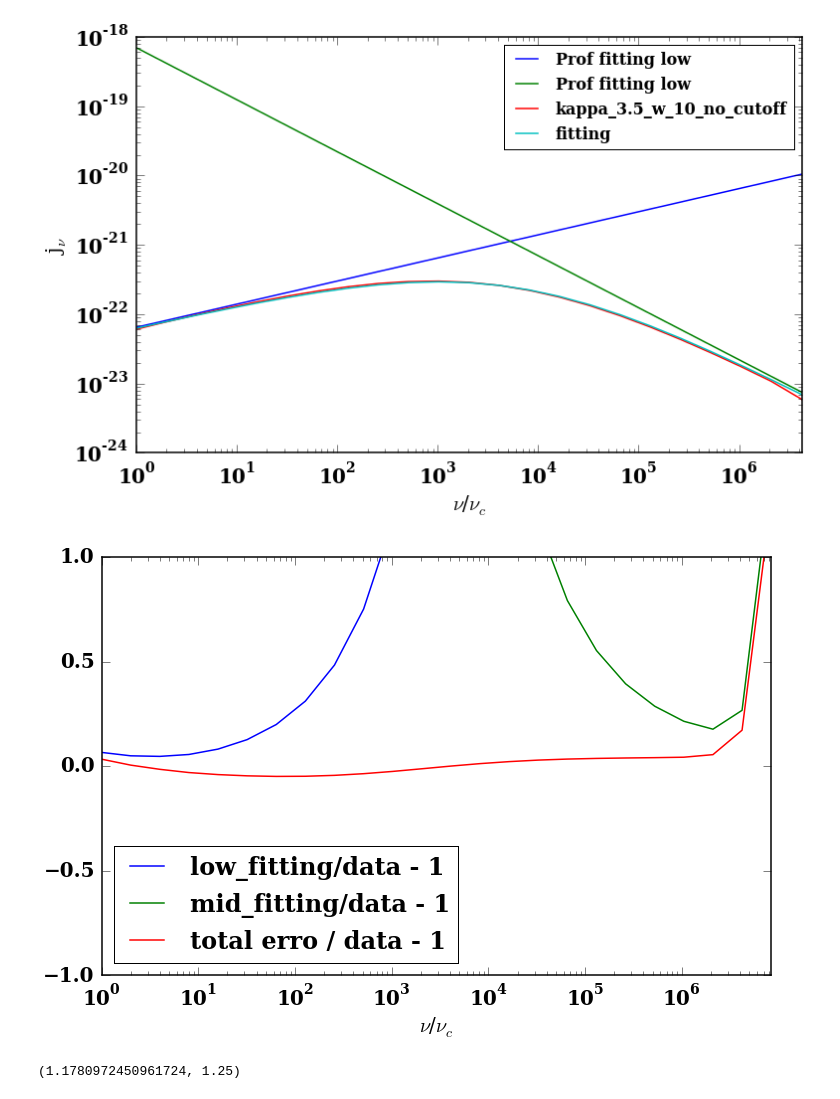
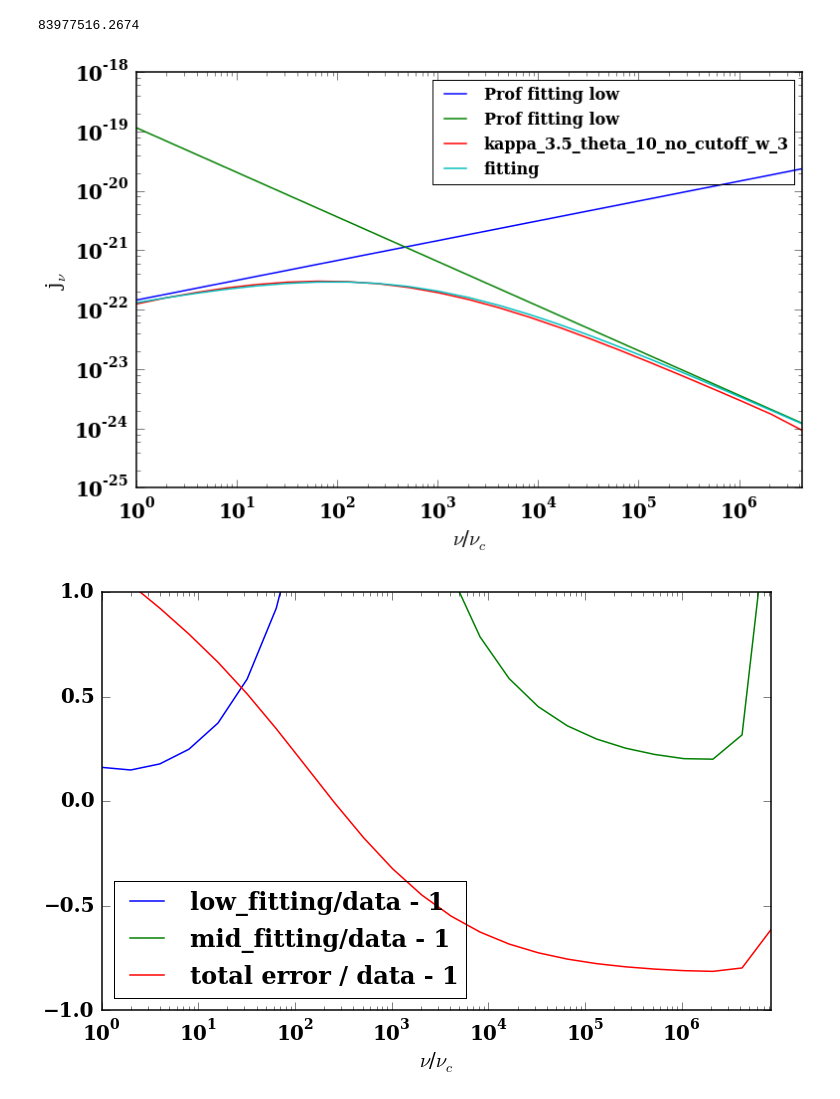
Before and after one commit to ZhaoweiZ/kappa_summer, a Jupyter notebook: finding_fitting_formula_to_kappa_2.ipynb, the cells around one changed output. Cells and saved outputs as stored; diff of their text form; code cells hidden in the pictures.

Commit message:
trying to find fitting formula of absorptivity

```diff
--- a/finding_fitting_formula_to_kappa_2.ipynb
+++ b/finding_fitting_formula_to_kappa_2.ipynb
@@ -48,7 +48,7 @@ pl.rcParams['ytick.direction']  = 'in'
 #c = 1.
 theta_e = 10.
 #w without specific declear should of value 10
-w = 10.
+w = 3.
 #theta_e_1 = 10.
 #nu_c = 1
 #B = 10.
@@ -61,8 +61,9 @@ c = 2.99792458e10
 e = 4.80320680e-10
 B = 30.0
 n_e = 1.
-
-
+h = 6.6260755e-27
+k = 1.380658e-16
+T_e = m * c**2 * theta_e / k
 
 
 #variables to be set (frequency, observer angle, width of delta function, electron number density,
@@ -88,6 +89,9 @@ n_dn = (nu / nu_c) * abs(np.sin(theta))
 Index_cutoff = 0.001
 
 gamma_cutoff = 1000.
+print nu_c
+# %% [output]
+83977516.2674
 # %%
 def emi_fitting_low_prof(x):
     X = x / nu_k
@@ -172,7 +190,7 @@ data_kappa_3_5_C_theta_10_no_cutoff_w_6 = np.loadtxt('/home/zhaowei/Documents/sy
 data_kappa_3_5_C_theta_10_no_cutoff_w_4 = np.loadtxt('/home/zhaowei/Documents/synchrotron_calculator_new/emi_kappa_3_5_C_theta_10_no_cutoff_w_4.txt')
 data_kappa_3_5_C_theta_10_no_cutoff_w_3 = np.loadtxt('/home/zhaowei/Documents/synchrotron_calculator_new/emi_kappa_3_5_C_theta_10_no_cutoff_w_3.txt')
 
-
+data_kappa_3_5_C_theta_10_no_cutoff_w_10_anu = np.loadtxt('/home/zhaowei/Documents/kappa_summer/my_data_1/kappa_3_5_abs_nc_w_10.txt')
 
 
 
@@ -255,52 +273,56 @@ def hahah(x):
 #pl.loglog(x, kappa_middle_freg(x * nu_c)/2, label = 'fitting_kappa_mid_freg')
 #pl.loglog(x, kappa_middle_freg(x * nu_c), label = 'fitting_kappa_mid_freg')
 #pl.loglog(data_kappa_3_5_C_theta_10[:,0], data_kappa_3_5_C_theta_10[:, 1], label = 'kappa_3.5_theta_10')
-pl.loglog(data_kappa_3_5_C_theta_10_no_cutoff[:,0], data_kappa_3_5_C_theta_10_no_cutoff[:, 1], label = 'kappa_3.5_w_10_no_cutoff')
+#pl.loglog(data_kappa_3_5_C_theta_10_no_cutoff[:,0], data_kappa_3_5_C_theta_10_no_cutoff[:, 1], label = 'kappa_3.5_w_10_no_cutoff')
 #pl.loglog(data_kappa_3_5_C_theta_10_no_cutoff_w_8[:,0], data_kappa_3_5_C_theta_10_no_cutoff_w_8[:, 1], label = 'kappa_3.5_theta_10_no_cutoff_w_8')
 #pl.loglog(data_kappa_3_5_C_theta_10_no_cutoff_w_6[:,0], data_kappa_3_5_C_theta_10_no_cutoff_w_6[:, 1], label = 'kappa_3.5_theta_10_no_cutoff_w_6')
 #pl.loglog(data_kappa_3_5_C_theta_10_no_cutoff_w_4[:,0], data_kappa_3_5_C_theta_10_no_cutoff_w_4[:, 1], label = 'kappa_3.5_theta_10_no_cutoff_w_4')
-
-#pl.loglog(data_kappa_3_5_C_theta_10_no_cutoff_w_3[:,0], data_kappa_3_5_C_theta_10_no_cutoff_w_3[:, 1], label = 'kappa_3.5_theta_10_no_cutoff_w_3')
+pl.loglog(data_kappa_3_5_C_theta_10_no_cutoff_w_3[:,0], data_kappa_3_5_C_theta_10_no_cutoff_w_3[:, 1], label = 'kappa_3.5_theta_10_no_cutoff_w_3')
 #pl.loglog(data_kappa_5_C_theta_10_no_cutoff_w_10[:,0], data_kappa_5_C_theta_10_no_cutoff_w_10[:, 1], label = 'kappa_5_theta_10_no_cutoff_w_10')
 #pl.loglog(data_kappa_5_C_theta_10_no_cutoff_w_8[:,0], data_kappa_5_C_theta_10_no_cutoff_w_8[:, 1], label = 'kappa_5_theta_10_no_cutoff_w_8')
+
+#pl.loglog(data_kappa_3_5_C_theta_10_no_cutoff_w_10_anu[:, 0], data_kappa_3_5_C_theta_10_no_cutoff_w_10_anu[:, 1], label = 'kappa_3_5_10_np_cutoff_anu')
+
+#pl.loglog(data_kappa_3_5_C_theta_10_no_cutoff_w_10_anu[:, 0], kappa_low_anu(data_kappa_3_5_C_theta_10_no_cutoff_w_10_anu[:, 0]), label = 'fitting low frequency')
 
 
 pl.loglog(data_kappa_3_5_C_theta_10_no_cutoff[:,0], total_fitting(data_kappa_3_5_C_theta_10_no_cutoff[:,0]), label = 'fitting')
 
+pl.loglog()
 
 
 
 #pl.loglog(data_kappa_5_C_theta_10[:,0], data_kappa_5_C_theta_10[:, 1], label = 'kappa_5_theta_10')
 #pl.loglog(x, total_fitting(x * nu_c), label = 'fitting')
 #pl.loglog(x, hahah(x * nu_c), label = 'hahah')
 #pl.loglog(x, M_J(x * nu_c), label = 'm_j')
 
 pl.xlim([0, 4.194304e+06])
 #pl.ylim([1e-28, 1e-14])
 pl.xlabel("$\\nu$/$\\nu_c$")
 pl.ylabel("j$_\\nu$")
 pl.legend(loc = 'upper right', prop= {'size':16})
 pl.show()
 
 def error_here_here(x):
     ans = total_fitting(x)/data_kappa_3_5_C_theta_10[:,1] - 1
     return ans
 
 #pl.loglog(data_kappa_3_5_C_theta_10_no_cutoff[:,0], emi_fitting_low_prof(data_kappa_3_5_C_theta_10_no_cutoff[:,0] * nu_c), label = 'Prof fitting low')
 
 #pl.loglog(data_kappa_3_5_C_theta_10_no_cutoff[:,0], emi_fitting_mid_prof(data_kappa_3_5_C_theta_10_no_cutoff[:,0] * nu_c), label = 'Prof fitting mid')
 
 
 #pl.semilogx(data_kappa_3_5_C_theta_10[:,0], error_here_here(data_kappa_3_5_C_theta_10[:,0]*nu_c), label = 'fitting/data - 1')
 
 #pl.xlim([0, 1e6])
 #pl.ylim([-0.2,0.2])
 #pl.legend()
 #pl.show()
 
 #print 8. * np.pi**3
 # %% [output]
-[figure, old version]
+[figure, new version]
 # %%
 def error_low():
 
@@ -308,41 +330,41 @@ def error_low():
 
     ans_k_3_5_w_10_low = kappa_low(x_axis)/data_kappa_3_5_C_theta_10_no_cutoff[:, 1] - 1
 
-    ans_k_3_5_w_8_low = emi_fitting_low_prof(x_axis * nu_c)/data_kappa_3_5_C_theta_10_no_cutoff_w_8[:, 1] - 1
+    ans_k_3_5_w_8_low = kappa_low(x_axis)/data_kappa_3_5_C_theta_10_no_cutoff_w_8[:, 1] - 1
 
-    ans_k_3_5_w_6_low = emi_fitting_low_prof(x_axis * nu_c)/data_kappa_3_5_C_theta_10_no_cutoff_w_6[:, 1] - 1
+    ans_k_3_5_w_6_low = kappa_low(x_axis )/data_kappa_3_5_C_theta_10_no_cutoff_w_6[:, 1] - 1
 
-    ans_k_3_5_w_4_low = emi_fitting_low_prof(x_axis * nu_c)/data_kappa_3_5_C_theta_10_no_cutoff_w_4[:, 1] - 1
+    ans_k_3_5_w_4_low = kappa_low(x_axis )/data_kappa_3_5_C_theta_10_no_cutoff_w_4[:, 1] - 1
 
-    ans_k_3_5_w_3_low = emi_fitting_low_prof(x_axis * nu_c)/data_kappa_3_5_C_theta_10_no_cutoff_w_3[:, 1] - 1
+    ans_k_3_5_w_3_low = kappa_low(x_axis )/data_kappa_3_5_C_theta_10_no_cutoff_w_3[:, 1] - 1
 
-    ans_k_5_w_10_low =  emi_fitting_low_prof(x_axis * nu_c)/data_kappa_5_C_theta_10_no_cutoff_w_10[:, 1] - 1
+    ans_k_5_w_10_low =  kappa_low(x_axis )/data_kappa_5_C_theta_10_no_cutoff_w_10[:, 1] - 1
 
-    ans_k_5_w_8_low = emi_fitting_low_prof(x_axis * nu_c)/data_kappa_5_C_theta_10_no_cutoff_w_8[:, 1] - 1
+    ans_k_5_w_8_low = kappa_low(x_axis)/data_kappa_5_C_theta_10_no_cutoff_w_8[:, 1] - 1
 
-    return ans_k_3_5_w_10_low
+    return ans_k_3_5_w_3_low
 
 
 
-def error_mid():
+#def error_mid():
 
-    x_axis = data_kappa_3_5_C_theta_10_no_cutoff[:,0]
+#    x_axis = data_kappa_3_5_C_theta_10_no_cutoff[:,0]
 
-    ans_k_3_5_w_10_mid =  kappa_high(x_axis)/data_kappa_3_5_C_theta_10_no_cutoff[:, 1] - 1
+#    ans_k_3_5_w_10_mid =  kappa_high(x_axis)/data_kappa_3_5_C_theta_10_no_cutoff[:, 1] - 1
 
-    ans_k_3_5_w_8_mid = (5./4.) * emi_fitting_mid_prof(x_axis * nu_c)/data_kappa_3_5_C_theta_10_no_cutoff_w_8[:, 1] - 1
+#    ans_k_3_5_w_8_mid = kappa_high(x_axis )/data_kappa_3_5_C_theta_10_no_cutoff_w_8[:, 1] - 1
 
-    ans_k_3_5_w_6_mid = (5./4.) * emi_fitting_mid_prof(x_axis * nu_c)/data_kappa_3_5_C_theta_10_no_cutoff_w_6[:, 1] - 1
+#    ans_k_3_5_w_6_mid = kappa_high(x_axis)/data_kappa_3_5_C_theta_10_no_cutoff_w_6[:, 1] - 1
 
-    ans_k_3_5_w_4_mid = (5./4.) * emi_fitting_mid_prof(x_axis * nu_c)/data_kappa_3_5_C_theta_10_no_cutoff_w_4[:, 1] - 1
+#    ans_k_3_5_w_4_mid = kappa_high(x_axis )/data_kappa_3_5_C_theta_10_no_cutoff_w_4[:, 1] - 1
 
-    ans_k_3_5_w_3_mid = (5./4.) * emi_fitting_mid_prof(x_axis * nu_c)/data_kappa_3_5_C_theta_10_no_cutoff_w_3[:, 1] - 1
+#    ans_k_3_5_w_3_mid = kappa_high(x_axis )/data_kappa_3_5_C_theta_10_no_cutoff_w_3[:, 1] - 1.
 
-    ans_k_5_w_10_mid = (5./4.) * emi_fitting_mid_prof(x_axis * nu_c)/data_kappa_5_C_theta_10_no_cutoff_w_10[:, 1] - 1
+#    ans_k_5_w_10_mid =  kappa_high(x_axis)/data_kappa_5_C_theta_10_no_cutoff_w_10[:, 1] - 1
 
-    ans_k_5_w_8_mid = (5./4.) * emi_fitting_mid_prof(x_axis * nu_c)/data_kappa_5_C_theta_10_no_cutoff_w_8[:, 1] - 1
+#    ans_k_5_w_8_mid =  kappa_high(x_axis /data_kappa_5_C_theta_10_no_cutoff_w_8[:, 1] - 1
 
-    return ans_k_3_5_w_10_mid
+#    return ans_k_3_5_w_10_mid
 
 
 def total_error():
@@ -352,14 +374,16 @@ def total_error():
     ans = total_fitting(x_axis)/data_kappa_3_5_C_theta_10_no_cutoff[:, 1] - 1.
     return ans
 
+x_axis = data_kappa_3_5_C_theta_10_no_cutoff[:,0]
 
+ans_k_3_5_w_3_mid = kappa_high(x_axis )/data_kappa_3_5_C_theta_10_no_cutoff_w_3[:, 1] - 1.
 
 
 
 
 pl.semilogx(data_kappa_3_5_C_theta_10_no_cutoff[:,0], error_low(), label = 'low_fitting/data - 1')
-pl.semilogx(data_kappa_3_5_C_theta_10_no_cutoff[:,0], error_mid(), label = 'mid_fitting/data - 1')
-pl.semilogx(data_kappa_3_5_C_theta_10_no_cutoff[:,0], total_error(), label = 'total erro / data - 1')
+pl.semilogx(data_kappa_3_5_C_theta_10_no_cutoff[:,0], ans_k_3_5_w_3_mid, label = 'mid_fitting/data - 1')
+pl.semilogx(data_kappa_3_5_C_theta_10_no_cutoff[:,0], total_error(), label = 'total error / data - 1')
 
 
 pl.ylim([-1, 1])
@@ -373,8 +397,4 @@ pl.xlabel("$\\nu$/$\\nu_c$")
 pl.legend(loc = 'lower left')
 pl.show()
 # %% [output]
-[figure, old version]
+[figure, new version]
-# %%
-(np.pi * (3./8.)), 5./4.
-# %% [output]
-(1.1780972450961724, 1.25)
```
Also changed, not shown: parts of 1 cell of this notebook.
